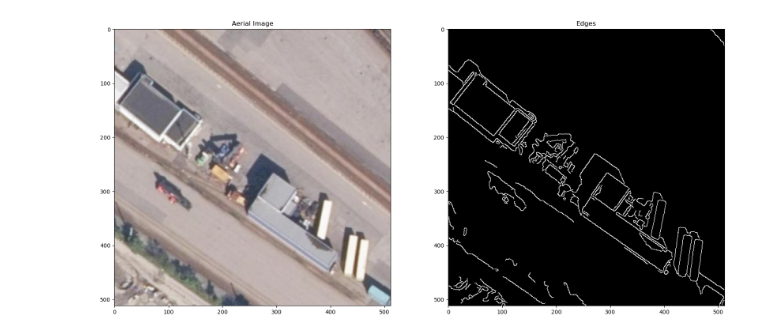
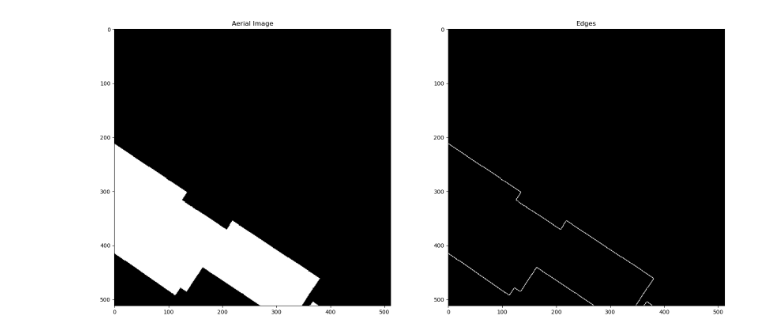
Before and after one commit to erikx50/A-Machine-Learning-approach-for-Building-Segmentation-using-laser-data, a Jupyter notebook: test.ipynb, the cells around one changed output. Cells and saved outputs as stored; diff of their text form; code cells hidden in the pictures.

Commit message:
test jaccard model

```diff
--- a/test.ipynb
+++ b/test.ipynb
@@ -32,18 +32,18 @@ with os.scandir(img_path) as entries:
         if count == 10:
             break
 # %%
-index = 4
-lower_thresh = 100
-upper_thresh = 220
+index = 9
+lower_thresh = 0
+upper_thresh = 1
 
 plt.figure(figsize=(20,20))
 plt.subplot(221)
 plt.title('Aerial Image')
-plt.imshow(X_test[index])
+plt.imshow(Y_test[index], cmap='gray')
 plt.subplot(222)
 plt.title('Edges')
-canny = cv.Canny(X_test[index], upper_thresh, lower_thresh)
+canny = cv.Canny(Y_test[index], lower_thresh, upper_thresh)
 plt.imshow(canny, cmap='gray')
 plt.show()
 # %% [output]
-[figure, old version]
+[figure, new version]
```
Also changed, not shown: 1 other file.
